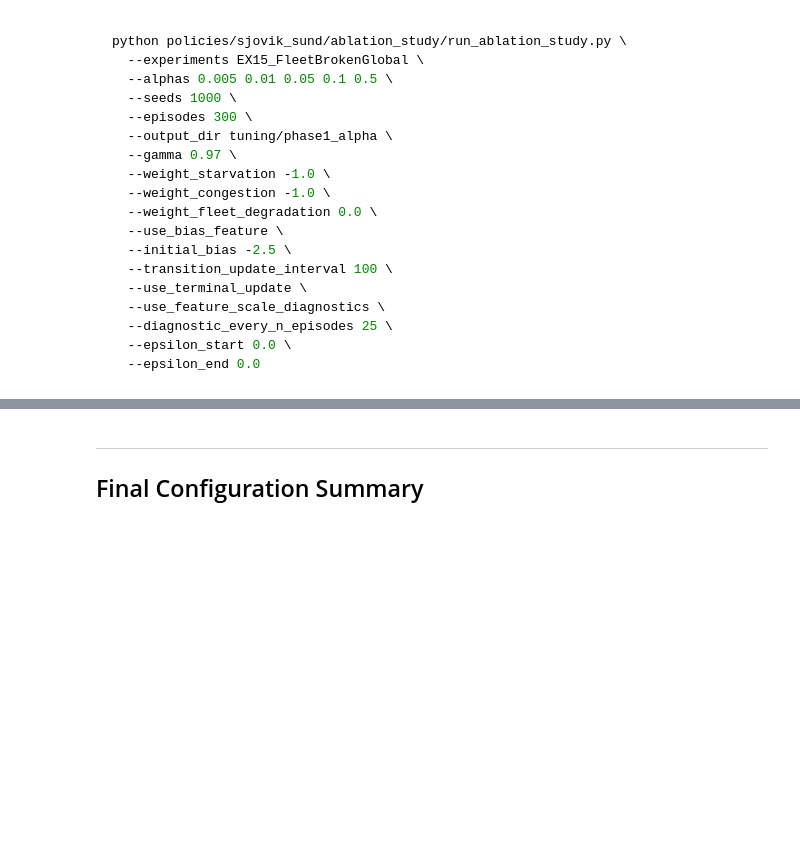
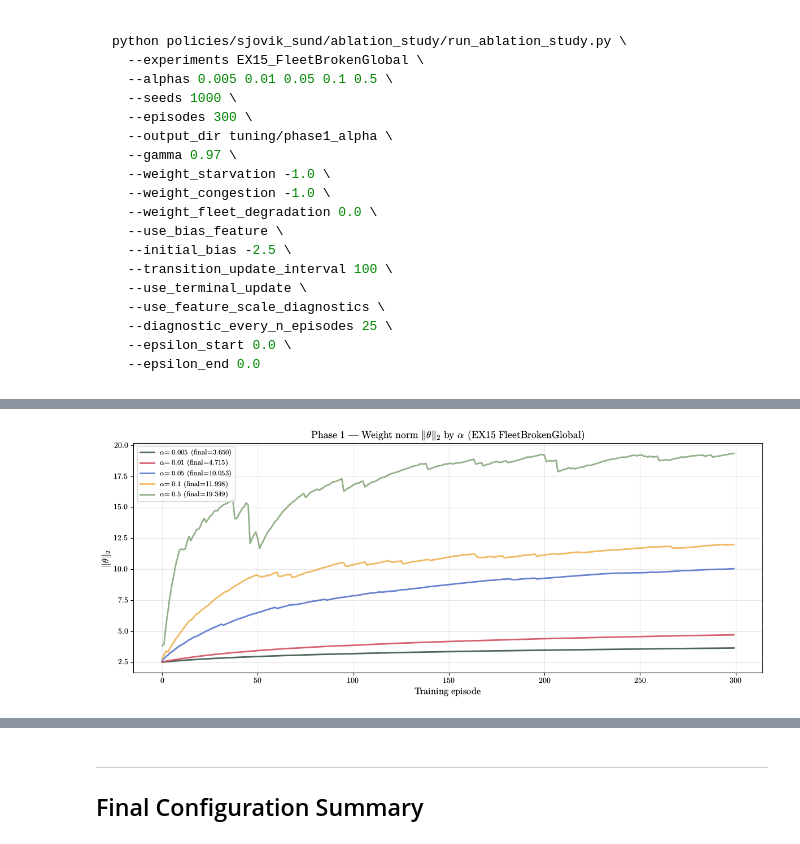
Before and after one commit to EECS-NTNU/FOMOsim, a Jupyter notebook: policies/sjovik_sund/ablation_study/hyperparameter_tuning.ipynb, the cells around one changed output, grey strips where cells are left out. Cells and saved outputs as stored; diff of their text form; code cells hidden in the pictures; blank space fills up the shorter version.

```diff
--- a/policies/sjovik_sund/ablation_study/hyperparameter_tuning.ipynb
+++ b/policies/sjovik_sund/ablation_study/hyperparameter_tuning.ipynb
@@ -405,3 +827,13 @@ plt.show()
+# %%
+# ── Phase 1: Weight norm evolution ───────────────────────────────────────
+fig = plot_norm_evolution(
+    groups_alpha,
+    title=r"Phase 1 --- Weight norm $\|\theta\|_2$ by $\alpha$ (EX15 FleetBrokenGlobal)",
+    param_label=r"$\alpha$",
+)
+plt.show()
+# %% [output]
+[figure, added]
 # %%
 # ── Phase 1: Weight evolution per α ──────────────────────────────────────
 for key in sorted(groups_alpha):
```
Also changed, not shown: parts of 28 cells of this notebook.
